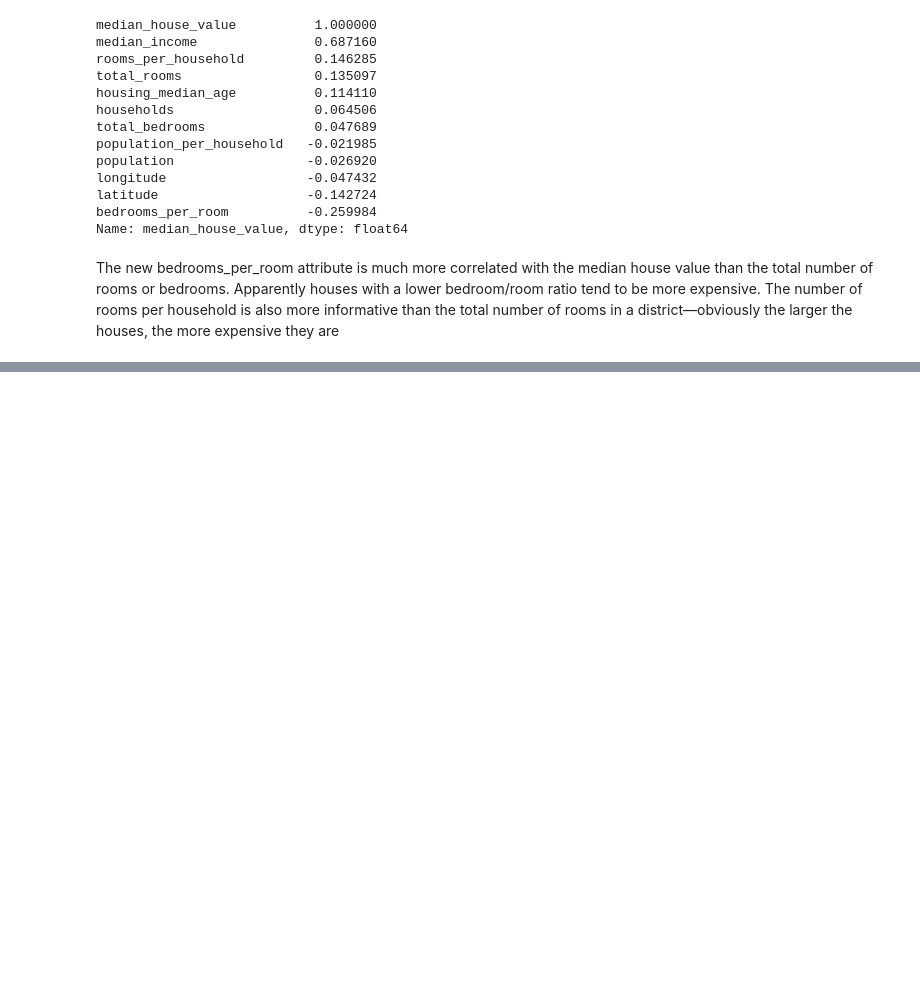
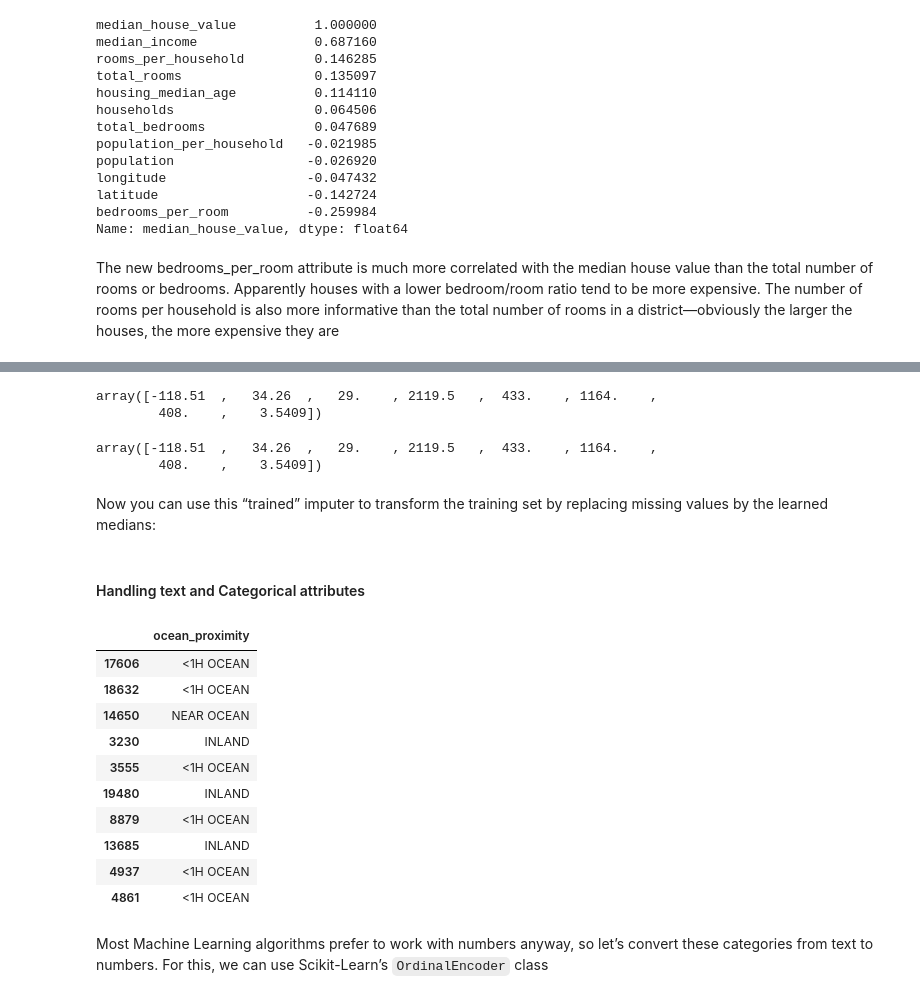
Before and after one commit to dbkamal/Machine_Learning_Practice_Python, a Jupyter notebook: model/California_House_Price_Prediction.ipynb, the cells around one changed output, grey strips where cells are left out. Cells and saved outputs as stored; diff of their text form; code cells hidden in the pictures; blank space fills up the shorter version.

````diff
--- a/model/California_House_Price_Prediction.ipynb
+++ b/model/California_House_Price_Prediction.ipynb
@@ -254,0 +257,4 @@ The new bedrooms_per_room attribute is much more correlated with the median hous
+# %%
+# Separate features and labels from training dataset
+housing = strat_train_set.drop(['median_house_value'], axis=1)
+housing_label = strat_train_set['median_house_value'].copy()
@@ -254,0 +275,3 @@ The new bedrooms_per_room attribute is much more correlated with the median hous
+# %%
+median = housing['total_bedrooms'].median()
+housing['total_bedrooms'].fillna(median, inplace=True)
@@ -254,0 +292,12 @@ The new bedrooms_per_room attribute is much more correlated with the median hous
+# %%
+imputer.statistics_
+# %% [output]
+array([-118.51  ,   34.26  ,   29.    , 2119.5   ,  433.    , 1164.    ,
+        408.    ,    3.5409])
+# %%
+housing_num.median().values
+# %% [output]
+array([-118.51  ,   34.26  ,   29.    , 2119.5   ,  433.    , 1164.    ,
+        408.    ,    3.5409])
+# %% [markdown]
+Now you can use this “trained” imputer to transform the training set by replacing missing values by the learned medians:
@@ -254,0 +306,19 @@ The new bedrooms_per_room attribute is much more correlated with the median hous
+# %% [markdown]
+#### Handling text and Categorical attributes
+# %%
+housing_cat = housing[['ocean_proximity']]
+housing_cat.head(10)
+# %% [output]
+|  | ocean_proximity |
+| 17606 | <1H OCEAN |
+| 18632 | <1H OCEAN |
+| 14650 | NEAR OCEAN |
+| 3230 | INLAND |
+| 3555 | <1H OCEAN |
+| 19480 | INLAND |
+| 8879 | <1H OCEAN |
+| 13685 | INLAND |
+| 4937 | <1H OCEAN |
+| 4861 | <1H OCEAN |
+# %% [markdown]
+Most Machine Learning algorithms prefer to work with numbers anyway, so let’s convert these categories from text to numbers. For this, we can use Scikit-Learn’s ```OrdinalEncoder``` class
````
Also changed, not shown: parts of 31 cells of this notebook.
